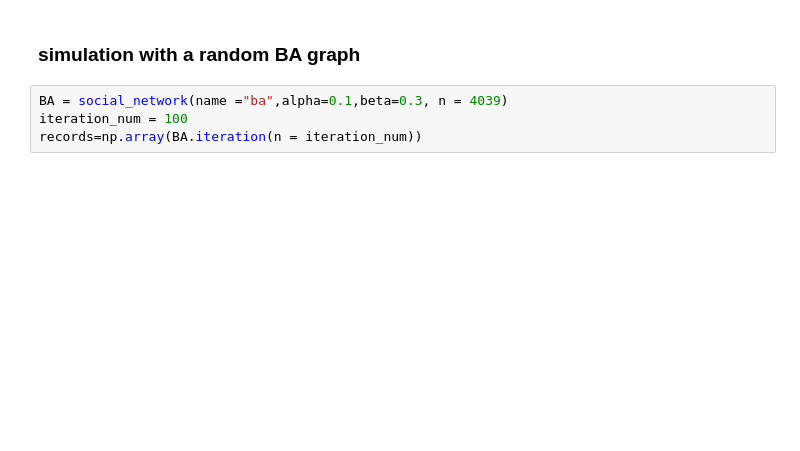
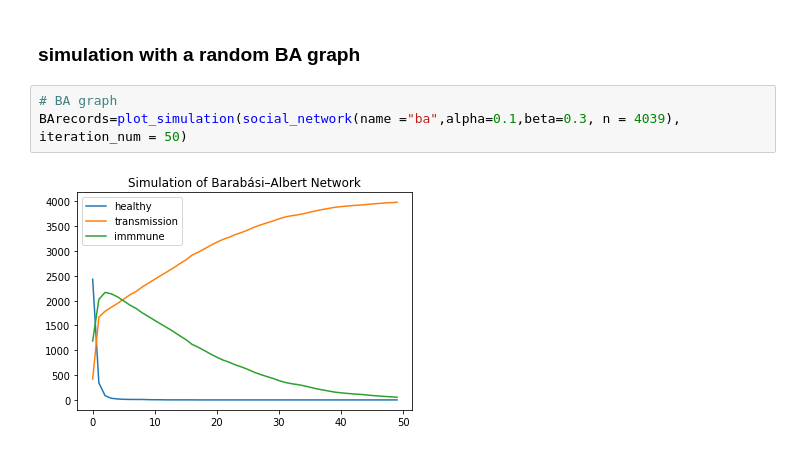
Before and after one commit to asrayousuf/InformationDiffusion, a Jupyter notebook: notebooks/Part-0-CA-Network.ipynb, the cells around one changed output. Cells and saved outputs as stored; diff of their text form; blank space fills up the shorter version.

```diff
--- a/notebooks/Part-0-CA-Network.ipynb
+++ b/notebooks/Part-0-CA-Network.ipynb
@@ -121,6 +154,7 @@ class social_network():
 # %% [markdown]
 ### simulation with a random BA graph
 # %%
-BA = social_network(name ="ba",alpha=0.1,beta=0.3, n = 4039)
-iteration_num = 100
-records=np.array(BA.iteration(n = iteration_num))
+# BA graph
+BArecords=plot_simulation(social_network(name ="ba",alpha=0.1,beta=0.3, n = 4039), iteration_num = 50)
+# %% [output]
+[figure, added]
```
Also changed, not shown: parts of 16 cells of this notebook.
